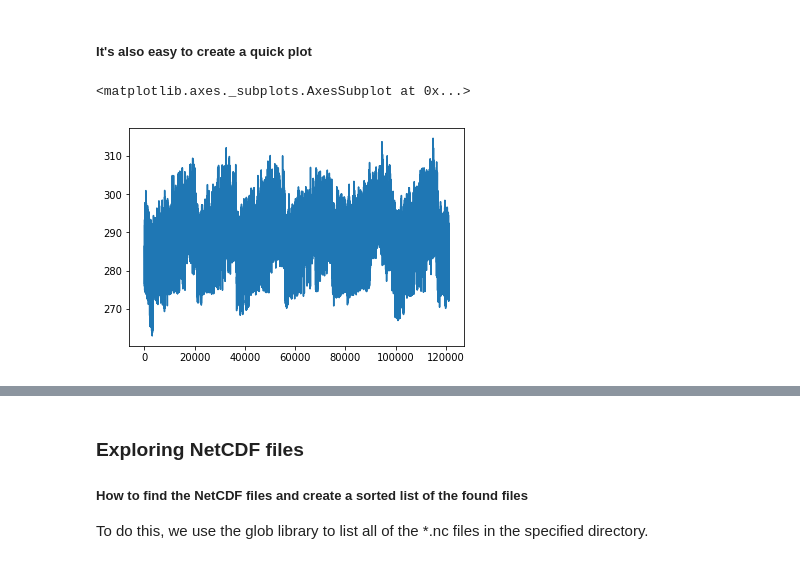
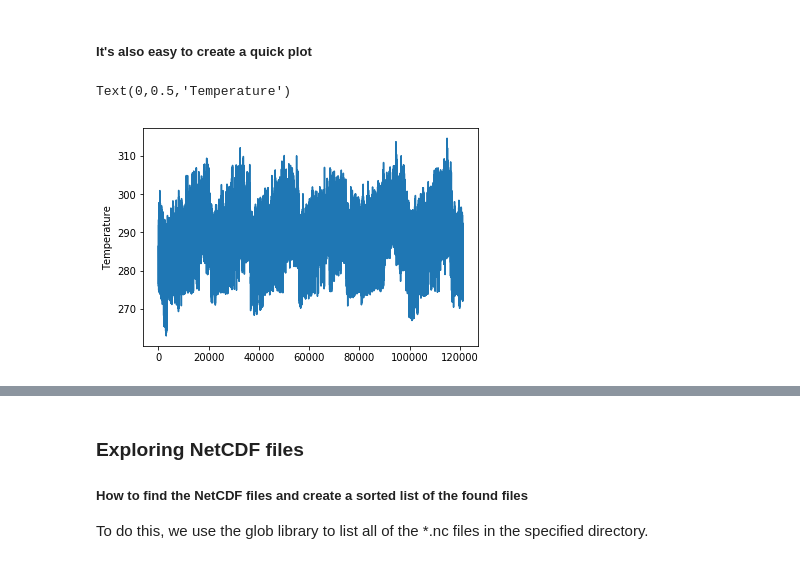
Before and after one commit to djgagne/ams-ml-python-course, a Jupyter notebook: module_1/ML_Short_Course_Module_1_data_analysis_and_preproc.ipynb, the cells around one changed output, grey strips where cells are left out. Drawn from its saved outputs; the diff is of its cells as text; code cells hidden in the pictures.

```diff
--- a/module_1/ML_Short_Course_Module_1_data_analysis_and_preproc.ipynb
+++ b/module_1/ML_Short_Course_Module_1_data_analysis_and_preproc.ipynb
@@ -97,6 +115,7 @@ df1['T2_mean'].mean()
 ##### It's also easy to create a quick plot
 # %%
 df1['T2_mean'].plot()
+plt.ylabel("Temperature")
 # %% [output]
-<matplotlib.axes._subplots.AxesSubplot at 0x...>
+Text(0,0.5,'Temperature')
-[figure, old version]
+[figure, new version]
```
Also changed, not shown: parts of 44 cells of this notebook.
